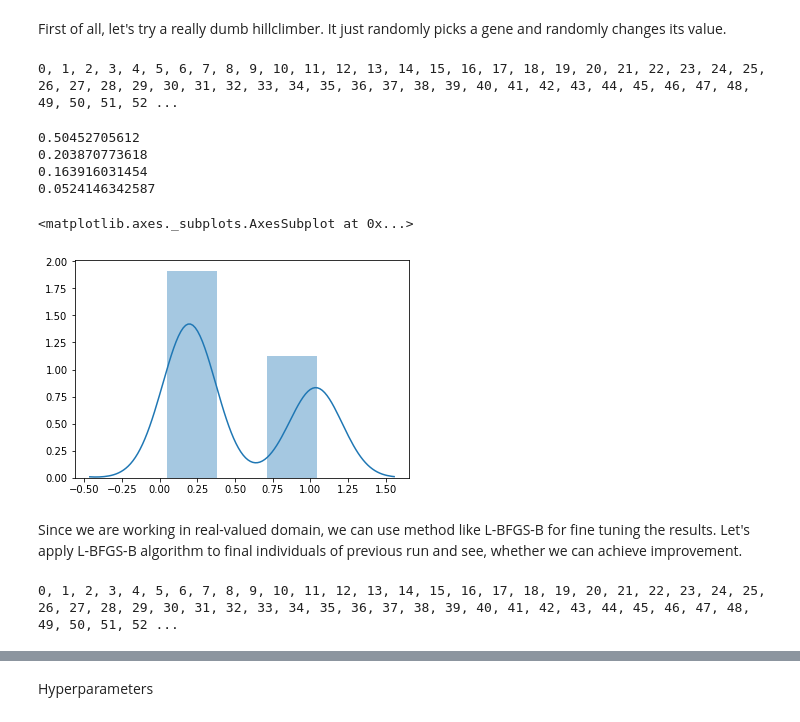
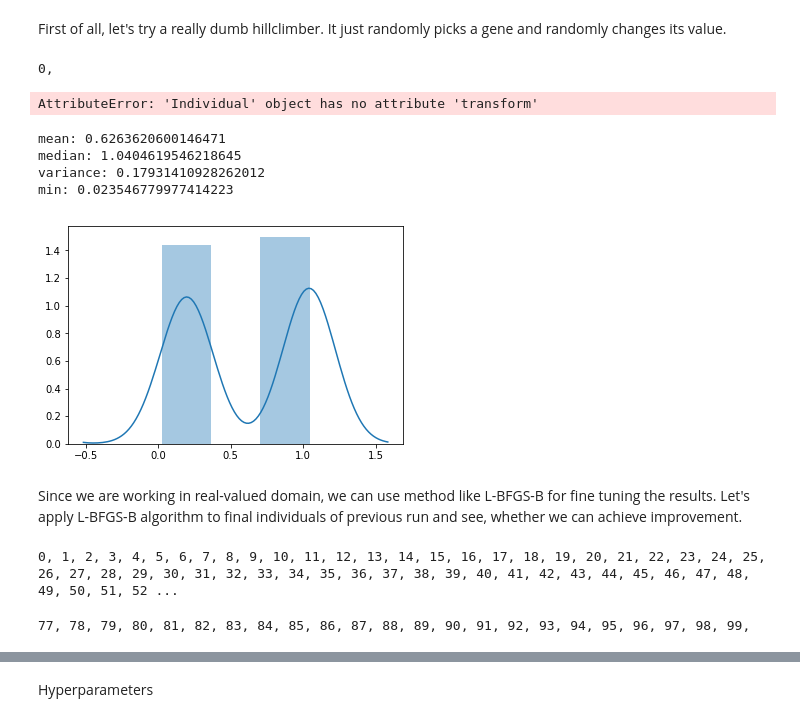
Before and after one commit to Jarino/cgp-optimization, a Jupyter notebook: RVCGP custom heuristic.ipynb, the cells around one changed output, grey strips where cells are left out. Saved outputs shown, nothing was run; the diff lists cells and outputs as text; code cells hidden in the pictures.

```diff
--- a/RVCGP custom heuristic.ipynb
+++ b/RVCGP custom heuristic.ipynb
@@ -64,8 +64,8 @@ def clip(rv_genes, bounds):
             clipped.append(gene)
     return clipped
 
-def cost_function(rv_genes):
-    individual = tengp.individual.NPIndividual(clip(rv_genes, bounds), bounds, rv_params)
+def cost_function(individual):
+    #individual = tengp.individual.NPIndividual(clip(rv_genes, bounds), bounds, rv_params)
 
     pred = individual.transform(X)
 
@@ -121,7 +129,7 @@ for trial in range(100):
 
     # evaluated the first population
     for individual in population:
-        individual.fitness = cost_function(individual.genes)
+        individual.fitness = cost_function(individual)
 
     #print('first best individual', min(population, key=lambda x: x.fitness))
 
@@ -141,7 +149,7 @@ for trial in range(100):
             new_genes[index] = random.uniform(0, bounds[index])
 
             individual = Individual(new_genes)
-            individual.fitness = cost_function(new_genes)
+            individual.fitness = cost_function(individual)
             n_evals += 1
 
             population.append(individual)
@@ -149,24 +157,16 @@ for trial in range(100):
         population += [parent]
     res.append(sorted(population, key=lambda x: x.fitness)[0])
 # %% [output]
-0, 1, 2, 3, 4, 5, 6, 7, 8, 9, 10, 11, 12, 13, 14, 15, 16, 17, 18, 19, 20, 21, 22, 23, 24, 25, 26, 27, 28, 29, 30, 31, 32, 33, 34, 35, 36, 37, 38, 39, 40, 41, 42, 43, 44, 45, 46, 47, 48, 49, 50, 51, 52 ...
+0,
+AttributeError: 'Individual' object has no attribute 'transform'
 # %%
-costs = np.array([x.fitness for x in res])
+plot_results([x.fitness for x in res])
+# %% [output]
+mean: 0.6263620600146471
+median: 1.0404619546218645
+variance: 0.17931410928262012
+min: 0.023546779977414223
+[figure, added]
-# %%
-print(np.mean(costs))
-print(np.median(costs))
-print(np.var(costs))
-print(np.min(costs))
-# %% [output]
-0.50452705612
-0.203870773618
-0.163916031454
-0.0524146342587
-# %%
-sns.distplot(costs)
-# %% [output]
-<matplotlib.axes._subplots.AxesSubplot at 0x...>
-[figure, removed]
 # %% [markdown]
 Since we are working in real-valued domain, we can use method like L-BFGS-B for fine tuning the results. Let's apply L-BFGS-B algorithm to final individuals of previous run and see, whether we can achieve improvement.
 # %%
@@ -179,3 +179,4 @@ for index, individual in enumerate(res):
     opt_results.append(opt_res.fun)
 # %% [output]
 0, 1, 2, 3, 4, 5, 6, 7, 8, 9, 10, 11, 12, 13, 14, 15, 16, 17, 18, 19, 20, 21, 22, 23, 24, 25, 26, 27, 28, 29, 30, 31, 32, 33, 34, 35, 36, 37, 38, 39, 40, 41, 42, 43, 44, 45, 46, 47, 48, 49, 50, 51, 52 ...
+77, 78, 79, 80, 81, 82, 83, 84, 85, 86, 87, 88, 89, 90, 91, 92, 93, 94, 95, 96, 97, 98, 99,
```
Also changed, not shown: parts of 19 cells of this notebook, 6 other files.
